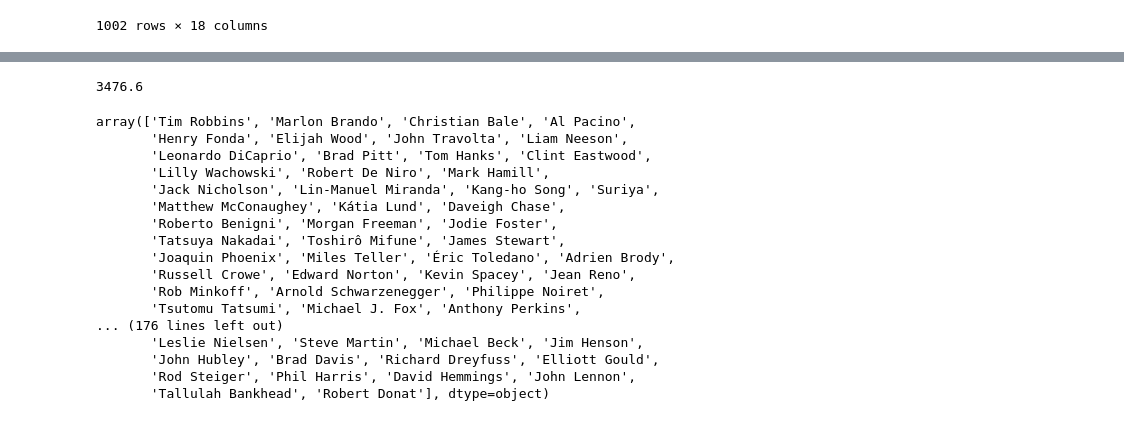
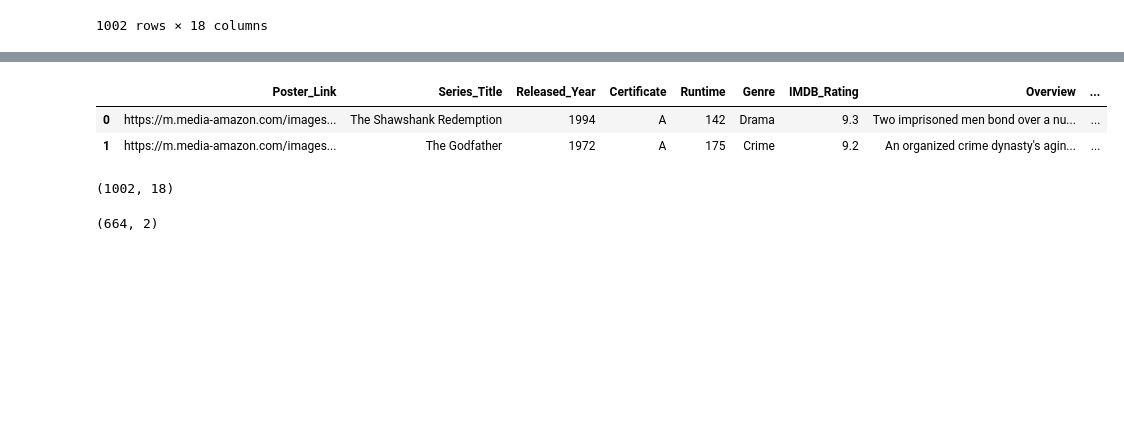
Before and after one commit to Ariana-Papantonio/promoK-modulo4-sprint1-pair-programming-irene-ariana, a Jupyter notebook: EDA_IMDB.ipynb, the cells around one changed output, grey strips where cells are left out. Drawn from its saved outputs; the diff is of its cells as text; code cells hidden in the pictures; blank space fills up the shorter version.

```diff
--- a/EDA_IMDB.ipynb
+++ b/EDA_IMDB.ipynb
@@ -809,28 +782,6 @@ Name: IMDB_Rating, dtype: float64
-# %%
-# Filtrar todas las filas donde Country es 'USA'
-usa_ratings = resultado[resultado['Country'] == 'Estados Unidos']['IMDB_Rating']
-
-# Mostrar los resultados
-usa_ratings.sum()
-# %% [output]
-3476.6
-# %%
-df_unido['Star1'].unique()
-# %% [output]
-array(['Tim Robbins', 'Marlon Brando', 'Christian Bale', 'Al Pacino',
-       'Henry Fonda', 'Elijah Wood', 'John Travolta', 'Liam Neeson',
-       'Leonardo DiCaprio', 'Brad Pitt', 'Tom Hanks', 'Clint Eastwood',
-       'Lilly Wachowski', 'Robert De Niro', 'Mark Hamill',
-       'Jack Nicholson', 'Lin-Manuel Miranda', 'Kang-ho Song', 'Suriya',
-       'Matthew McConaughey', 'Kátia Lund', 'Daveigh Chase',
-       'Roberto Benigni', 'Morgan Freeman', 'Jodie Foster',
-       'Tatsuya Nakadai', 'Toshirô Mifune', 'James Stewart',
-       'Joaquin Phoenix', 'Miles Teller', 'Éric Toledano', 'Adrien Brody',
-       'Russell Crowe', 'Edward Norton', 'Kevin Spacey', 'Jean Reno',
-       'Rob Minkoff', 'Arnold Schwarzenegger', 'Philippe Noiret',
-       'Tsutomu Tatsumi', 'Michael J. Fox', 'Anthony Perkins',
-... (176 lines left out)
-       'Leslie Nielsen', 'Steve Martin', 'Michael Beck', 'Jim Henson',
-       'John Hubley', 'Brad Davis', 'Richard Dreyfuss', 'Elliott Gould',
-       'Rod Steiger', 'Phil Harris', 'David Hemmings', 'John Lennon',
-       'Tallulah Bankhead', 'Robert Donat'], dtype=object)
+# %%
+df_unido.head(2)
+# %% [output]
+|  | Poster_Link | Series_Title | Released_Year | Certificate | Runtime | Genre | IMDB_Rating | Overview | ... |
+| 0 | https://m.media-amazon.com/images... | The Shawshank Redemption | 1994 | A | 142 | Drama | 9.3 | Two imprisoned men bond over a nu... | ... |
+| 1 | https://m.media-amazon.com/images... | The Godfather | 1972 | A | 175 | Crime | 9.2 | An organized crime dynasty's agin... | ... |
@@ -836,0 +790,8 @@ array(['Tim Robbins', 'Marlon Brando', 'Christian Bale', 'Al Pacino',
+# %%
+df_unido.shape
+# %% [output]
+(1002, 18)
+# %%
+df_actores.shape
+# %% [output]
+(664, 2)
```
Also changed, not shown: parts of 9 cells of this notebook, 3 other files.
